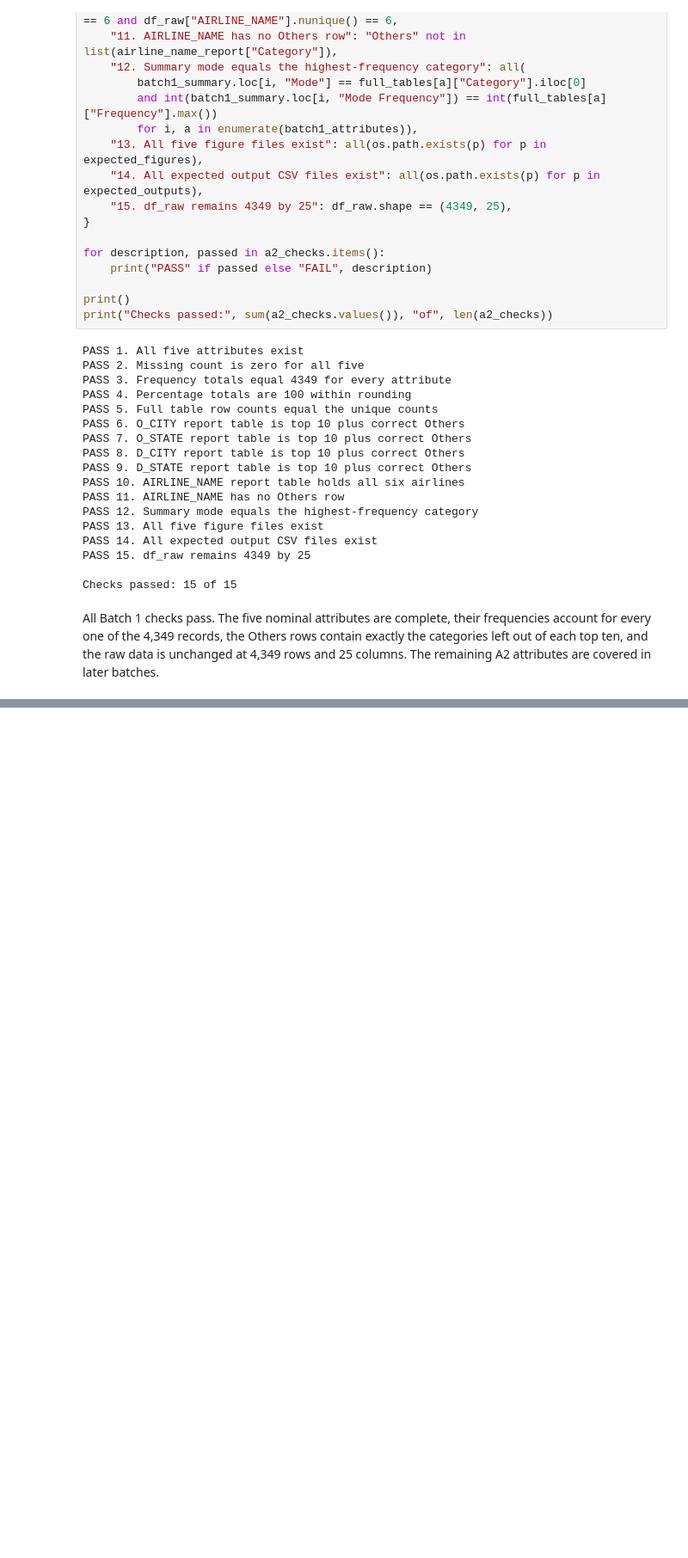
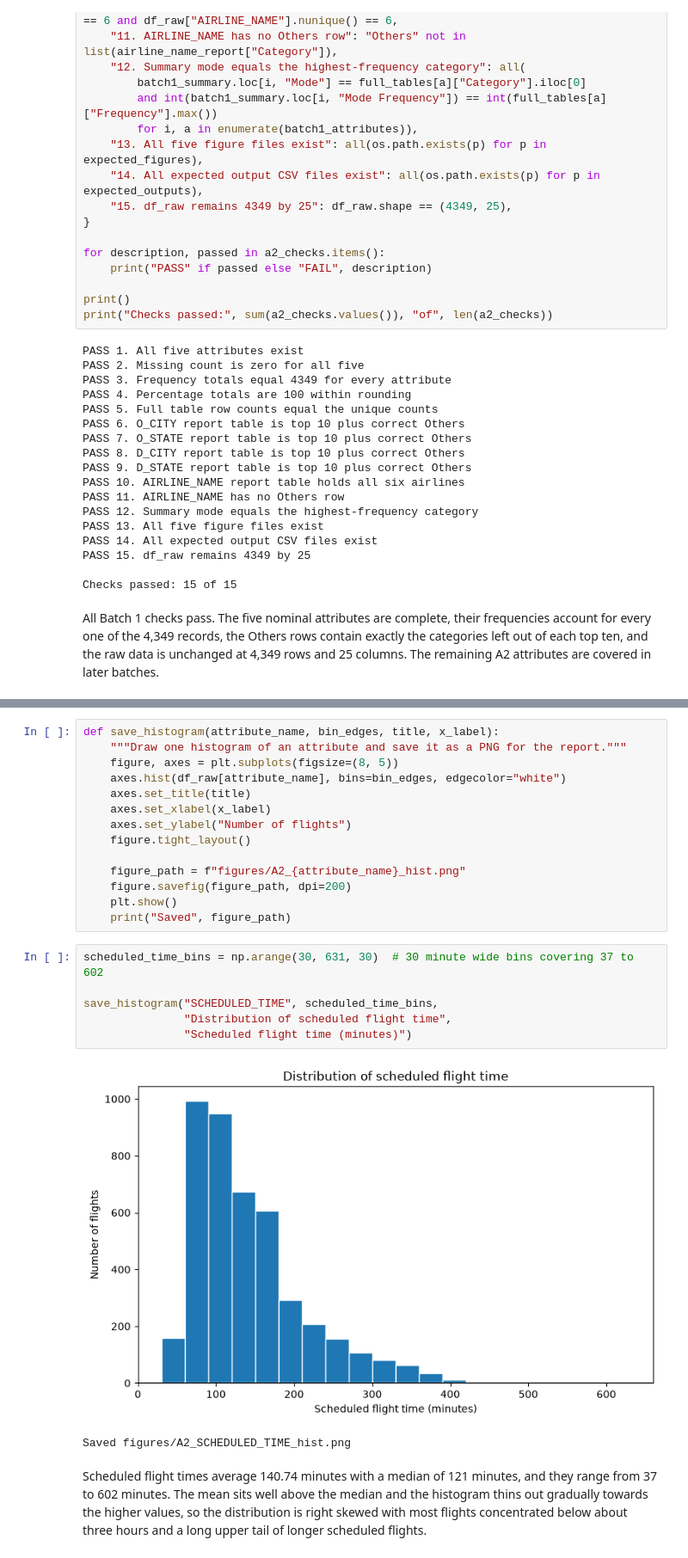
Before and after one commit to le23967/31250-assignment2-25740123, a Jupyter notebook: ida_25740123.ipynb, the cells around one changed output, grey strips where cells are left out. Shown at 86% size. Saved outputs shown, nothing was run; the diff lists cells and outputs as text; blank space fills up the shorter version.

```diff
--- a/ida_25740123.ipynb
+++ b/ida_25740123.ipynb
@@ -1226,0 +1340,25 @@ All Batch 1 checks pass. The five nominal attributes are complete, their frequen
+# %%
+def save_histogram(attribute_name, bin_edges, title, x_label):
+    """Draw one histogram of an attribute and save it as a PNG for the report."""
+    figure, axes = plt.subplots(figsize=(8, 5))
+    axes.hist(df_raw[attribute_name], bins=bin_edges, edgecolor="white")
+    axes.set_title(title)
+    axes.set_xlabel(x_label)
+    axes.set_ylabel("Number of flights")
+    figure.tight_layout()
+
+    figure_path = f"figures/A2_{attribute_name}_hist.png"
+    figure.savefig(figure_path, dpi=200)
+    plt.show()
+    print("Saved", figure_path)
+# %%
+scheduled_time_bins = np.arange(30, 631, 30)  # 30 minute wide bins covering 37 to 602
+
+save_histogram("SCHEDULED_TIME", scheduled_time_bins,
+               "Distribution of scheduled flight time",
+               "Scheduled flight time (minutes)")
+# %% [output]
+[figure, added]
+Saved figures/A2_SCHEDULED_TIME_hist.png
+# %% [markdown]
+Scheduled flight times average 140.74 minutes with a median of 121 minutes, and they range from 37 to 602 minutes. The mean sits well above the median and the histogram thins out gradually towards the higher values, so the distribution is right skewed with most flights concentrated below about three hours and a long upper tail of longer scheduled flights.
```
Also changed, not shown: parts of 35 cells of this notebook, 11 other files.
